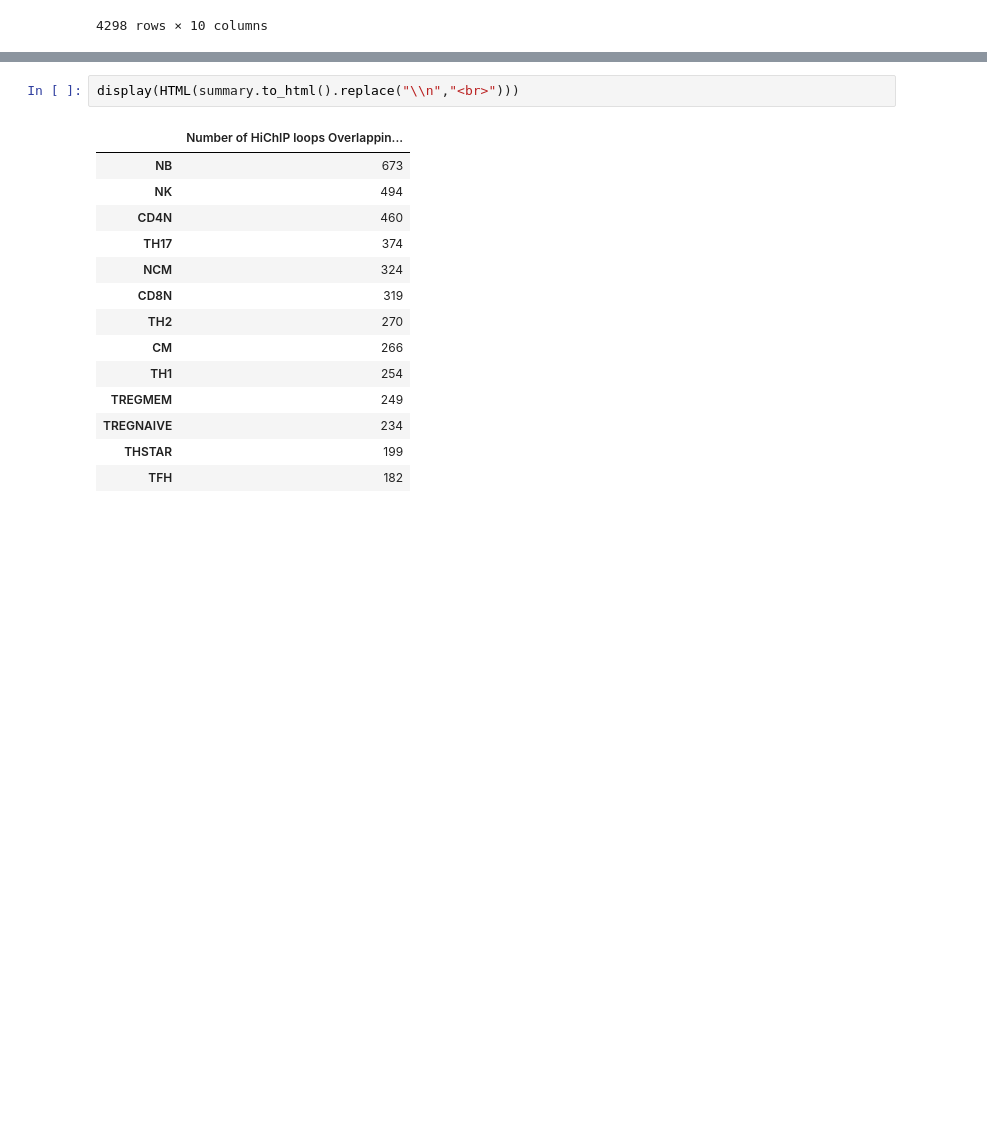
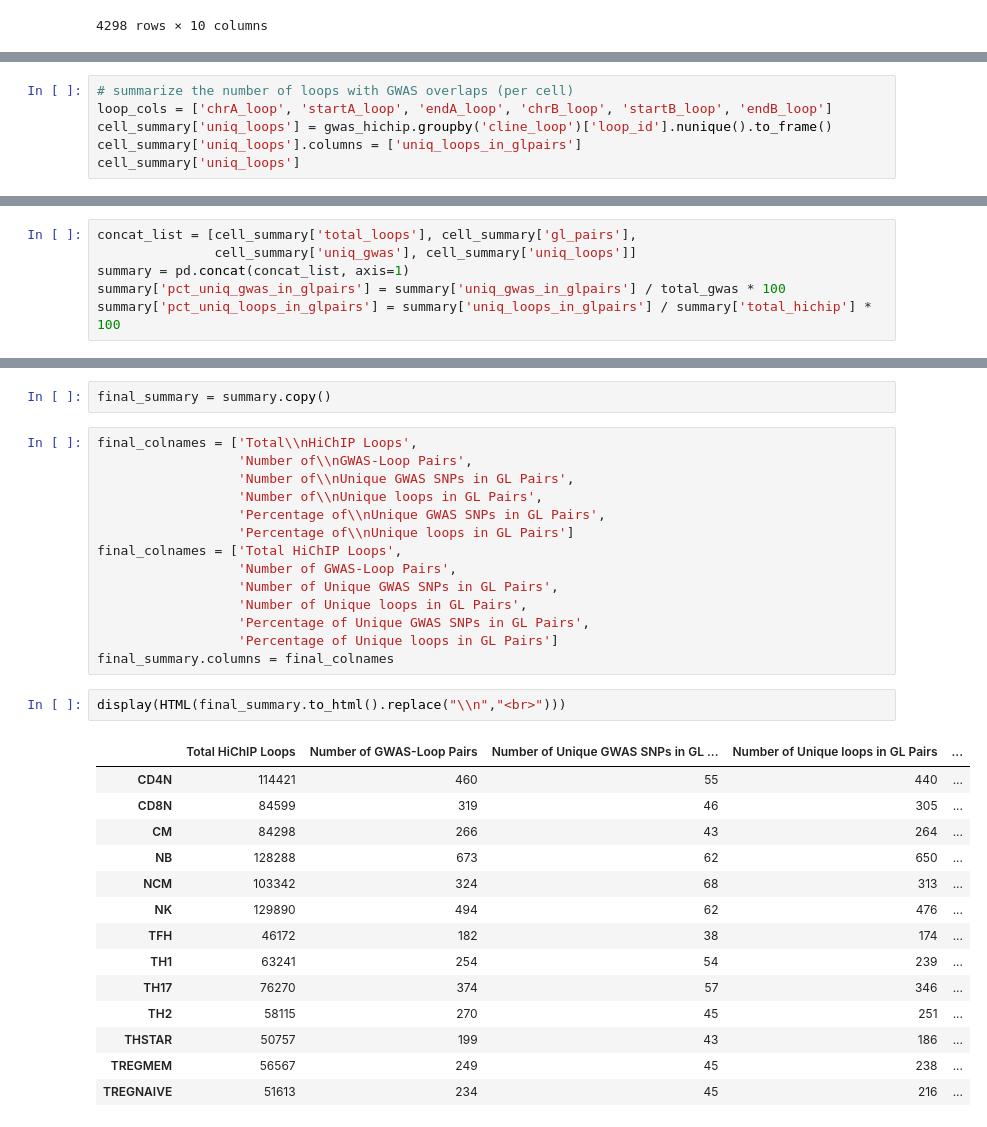
Before and after one commit to joreynajr/dchallenge, a Jupyter notebook: workflow/notebooks/develop/Intersect_T1D_GWAS_HiChIP.ipynb, the cells around one changed output, grey strips where cells are left out. Drawn from its saved outputs; the diff is of its cells as text; blank space fills up the shorter version.

Commit message:
Made a more detailed report of overlaps between T1D GWAS and HiChIP loops

```diff
--- a/workflow/notebooks/develop/Intersect_T1D_GWAS_HiChIP.ipynb
+++ b/workflow/notebooks/develop/Intersect_T1D_GWAS_HiChIP.ipynb
@@ -137,0 +254,6 @@ summary.columns = ['Number of HiChIP loops\\nOverlapping T1D GWAS']
+# %%
+# summarize the number of loops with GWAS overlaps (per cell)
+loop_cols = ['chrA_loop', 'startA_loop', 'endA_loop', 'chrB_loop', 'startB_loop', 'endB_loop']
+cell_summary['uniq_loops'] = gwas_hichip.groupby('cline_loop')['loop_id'].nunique().to_frame()
+cell_summary['uniq_loops'].columns = ['uniq_loops_in_glpairs']
+cell_summary['uniq_loops']
@@ -137,0 +276,6 @@ summary.columns = ['Number of HiChIP loops\\nOverlapping T1D GWAS']
+# %%
+concat_list = [cell_summary['total_loops'], cell_summary['gl_pairs'],
+               cell_summary['uniq_gwas'], cell_summary['uniq_loops']]
+summary = pd.concat(concat_list, axis=1)
+summary['pct_uniq_gwas_in_glpairs'] = summary['uniq_gwas_in_glpairs'] / total_gwas * 100
+summary['pct_uniq_loops_in_glpairs'] = summary['uniq_loops_in_glpairs'] / summary['total_hichip'] * 100
@@ -138,17 +299,33 @@ summary.columns = ['Number of HiChIP loops\\nOverlapping T1D GWAS']
+# %%
+final_summary = summary.copy()
+# %%
+final_colnames = ['Total\\nHiChIP Loops',
+                  'Number of\\nGWAS-Loop Pairs',
+                  'Number of\\nUnique GWAS SNPs in GL Pairs',
+                  'Number of\\nUnique loops in GL Pairs',
+                  'Percentage of\\nUnique GWAS SNPs in GL Pairs',
+                  'Percentage of\\nUnique loops in GL Pairs']
+final_colnames = ['Total HiChIP Loops',
+                  'Number of GWAS-Loop Pairs',
+                  'Number of Unique GWAS SNPs in GL Pairs',
+                  'Number of Unique loops in GL Pairs',
+                  'Percentage of Unique GWAS SNPs in GL Pairs',
+                  'Percentage of Unique loops in GL Pairs']
+final_summary.columns = final_colnames
 # %%
-display(HTML(summary.to_html().replace("\\n","<br>")))
+display(HTML(final_summary.to_html().replace("\\n","<br>")))
 # %% [output]
-|  | Number of HiChIP loops Overlappin... |
-| NB | 673 |
-| NK | 494 |
-| CD4N | 460 |
-| TH17 | 374 |
-| NCM | 324 |
-| CD8N | 319 |
-| TH2 | 270 |
-| CM | 266 |
-| TH1 | 254 |
-| TREGMEM | 249 |
-| TREGNAIVE | 234 |
-| THSTAR | 199 |
-| TFH | 182 |
+|  | Total HiChIP Loops | Number of GWAS-Loop Pairs | Number of Unique GWAS SNPs in GL ... | Number of Unique loops in GL Pairs | ... |
+| CD4N | 114421 | 460 | 55 | 440 | ... |
+| CD8N | 84599 | 319 | 46 | 305 | ... |
+| CM | 84298 | 266 | 43 | 264 | ... |
+| NB | 128288 | 673 | 62 | 650 | ... |
+| NCM | 103342 | 324 | 68 | 313 | ... |
+| NK | 129890 | 494 | 62 | 476 | ... |
+| TFH | 46172 | 182 | 38 | 174 | ... |
+| TH1 | 63241 | 254 | 54 | 239 | ... |
+| TH17 | 76270 | 374 | 57 | 346 | ... |
+| TH2 | 58115 | 270 | 45 | 251 | ... |
+| THSTAR | 50757 | 199 | 43 | 186 | ... |
+| TREGMEM | 56567 | 249 | 45 | 238 | ... |
+| TREGNAIVE | 51613 | 234 | 45 | 216 | ... |
```
Also changed, not shown: parts of 13 cells of this notebook.
